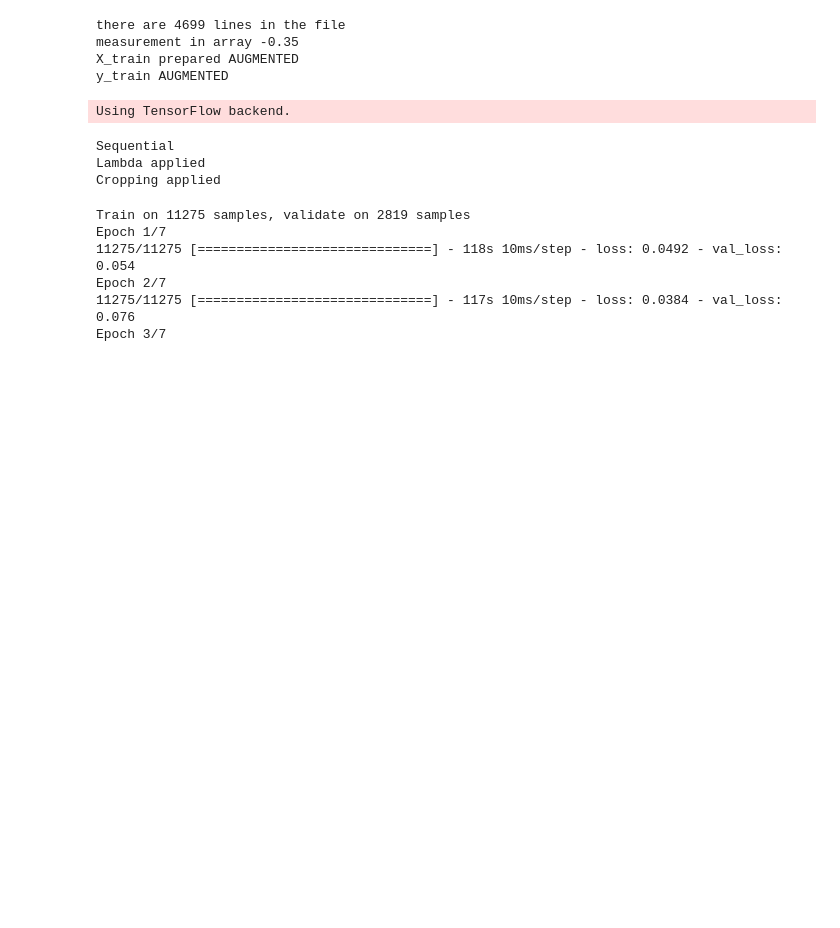
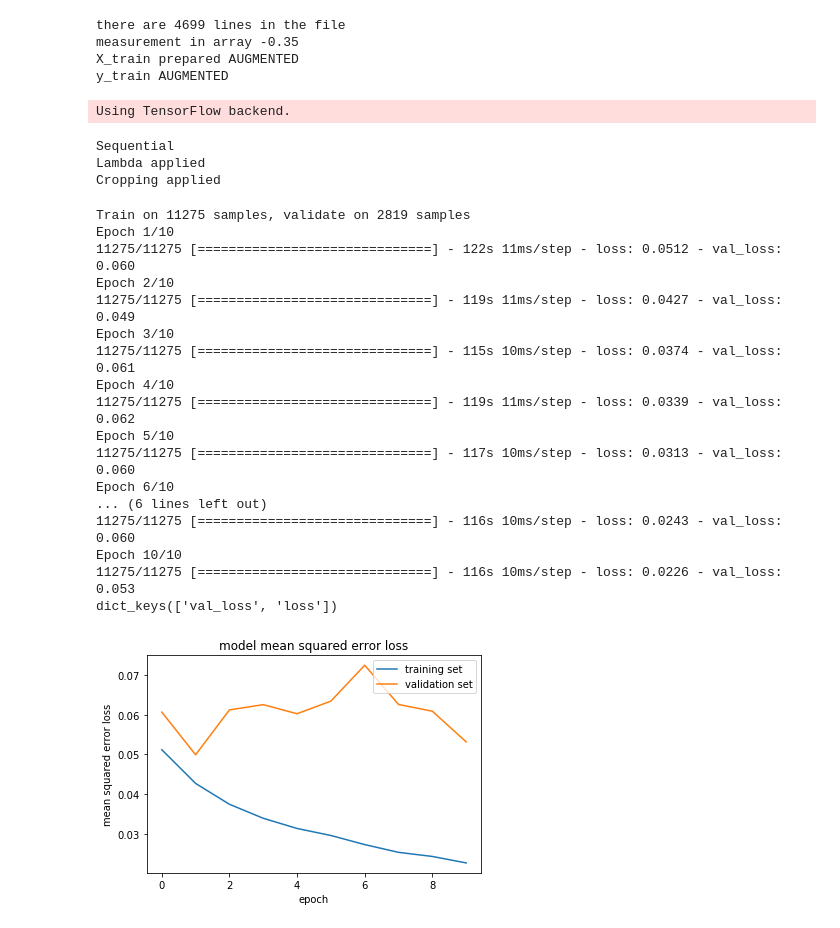
Before and after one commit to sebastienpig/BehavioralCloning, a Jupyter notebook: analyze_data.ipynb, the cells around one changed output. Drawn from its saved outputs; the diff is of its cells as text; code cells hidden in the pictures; blank space fills up the shorter version.

```diff
--- a/analyze_data.ipynb
+++ b/analyze_data.ipynb
@@ -34,8 +34,8 @@ for line in lines[1:]: #skipping the headers
 
     #print ("measurement", measurement)
     measurements.append(measurement)
-    measurements.append(measurement+0.275)
-    measurements.append(measurement-0.275)
+    measurements.append(measurement+0.25)
+    measurements.append(measurement-0.25)
 
 # checking array validity
 print ("measurement in array", measurements[66])
@@ -55,7 +55,7 @@ print("y_train AUGMENTED")
 
 
 from keras.models import Sequential
-from keras.layers import Flatten, Dense, Lambda, Cropping2D
+from keras.layers import Flatten, Dense, Lambda, Cropping2D, Dropout
 from keras.layers.convolutional import Convolution2D
 from keras.layers.pooling import MaxPooling2D
 
@@ -76,48 +76,67 @@ model.add(Convolution2D(36,5,5, subsample=(2,2), activation='relu'))
 model.add(Convolution2D(48,5,5, subsample=(2,2), activation='relu'))
 model.add(Convolution2D(64,3,3, activation='relu'))
 model.add(Convolution2D(64,3,3, activation='relu'))
+#Using Dropout to avoid overfitting
+model.add(Dropout(0.5))
 model.add(Flatten())
 model.add(Dense(100))
+#Using Dropout to avoid overfitting
+model.add(Dropout(0.5))
 model.add(Dense(50))
+#Using Dropout to avoid overfitting
+model.add(Dropout(0.5))
 model.add(Dense(10))
 model.add(Dense(1))
 
 from keras.models import Model
 import matplotlib.pyplot as plt
 
 # it is a regression network not a classification network, 'measn square errors' is used
 model.compile(loss='mse', optimizer='adam')
 # epoch is set to 7 because after this number the prediction accuracy decreases
-history_object=model.fit(X_train, y_train, validation_split=0.2, shuffle=True, epochs=7)
+history_object=model.fit(X_train, y_train, validation_split=0.2, shuffle=True, epochs=10)
 
 model.save('model.h5')
 
 ### print the keys contained in the history object
 print(history_object.history.keys())
 
 ### plot the training and validation loss for each epoch
 plt.plot(history_object.history['loss'])
 plt.plot(history_object.history['val_loss'])
 plt.title('model mean squared error loss')
 plt.ylabel('mean squared error loss')
 plt.xlabel('epoch')
 plt.legend(['training set', 'validation set'], loc='upper right')
+plt.savefig('error_loss_behavior_cloning_3drouputlayers50pct_angle025-10epochs')
 plt.show()
 # %% [output]
 there are 4699 lines in the file
 measurement in array -0.35
 X_train prepared AUGMENTED
 y_train AUGMENTED
 Using TensorFlow backend.
 Sequential
 Lambda applied
 Cropping applied
 Train on 11275 samples, validate on 2819 samples
-Epoch 1/7
-11275/11275 [==============================] - 118s 10ms/step - loss: 0.0492 - val_loss: 0.054
-Epoch 2/7
-11275/11275 [==============================] - 117s 10ms/step - loss: 0.0384 - val_loss: 0.076
-Epoch 3/7
+Epoch 1/10
+11275/11275 [==============================] - 122s 11ms/step - loss: 0.0512 - val_loss: 0.060
+Epoch 2/10
+11275/11275 [==============================] - 119s 11ms/step - loss: 0.0427 - val_loss: 0.049
+Epoch 3/10
+11275/11275 [==============================] - 115s 10ms/step - loss: 0.0374 - val_loss: 0.061
+Epoch 4/10
+11275/11275 [==============================] - 119s 11ms/step - loss: 0.0339 - val_loss: 0.062
+Epoch 5/10
+11275/11275 [==============================] - 117s 10ms/step - loss: 0.0313 - val_loss: 0.060
+Epoch 6/10
+... (6 lines left out)
+11275/11275 [==============================] - 116s 10ms/step - loss: 0.0243 - val_loss: 0.060
+Epoch 10/10
+11275/11275 [==============================] - 116s 10ms/step - loss: 0.0226 - val_loss: 0.053
+dict_keys(['val_loss', 'loss'])
+[figure, added]
 # %%
 import imageio
 imageio.plugins.ffmpeg.download()
```
Also changed, not shown: parts of 1 cell of this notebook.
